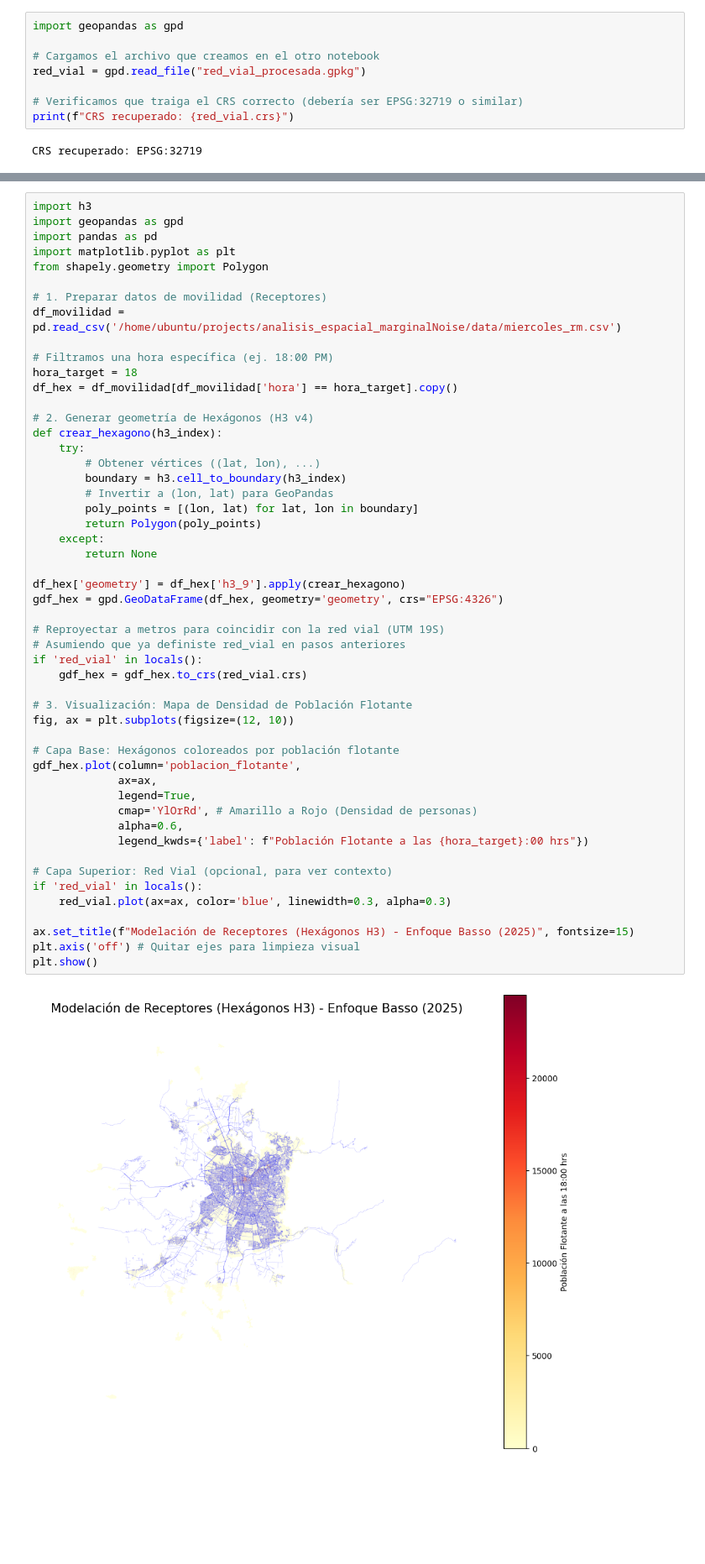
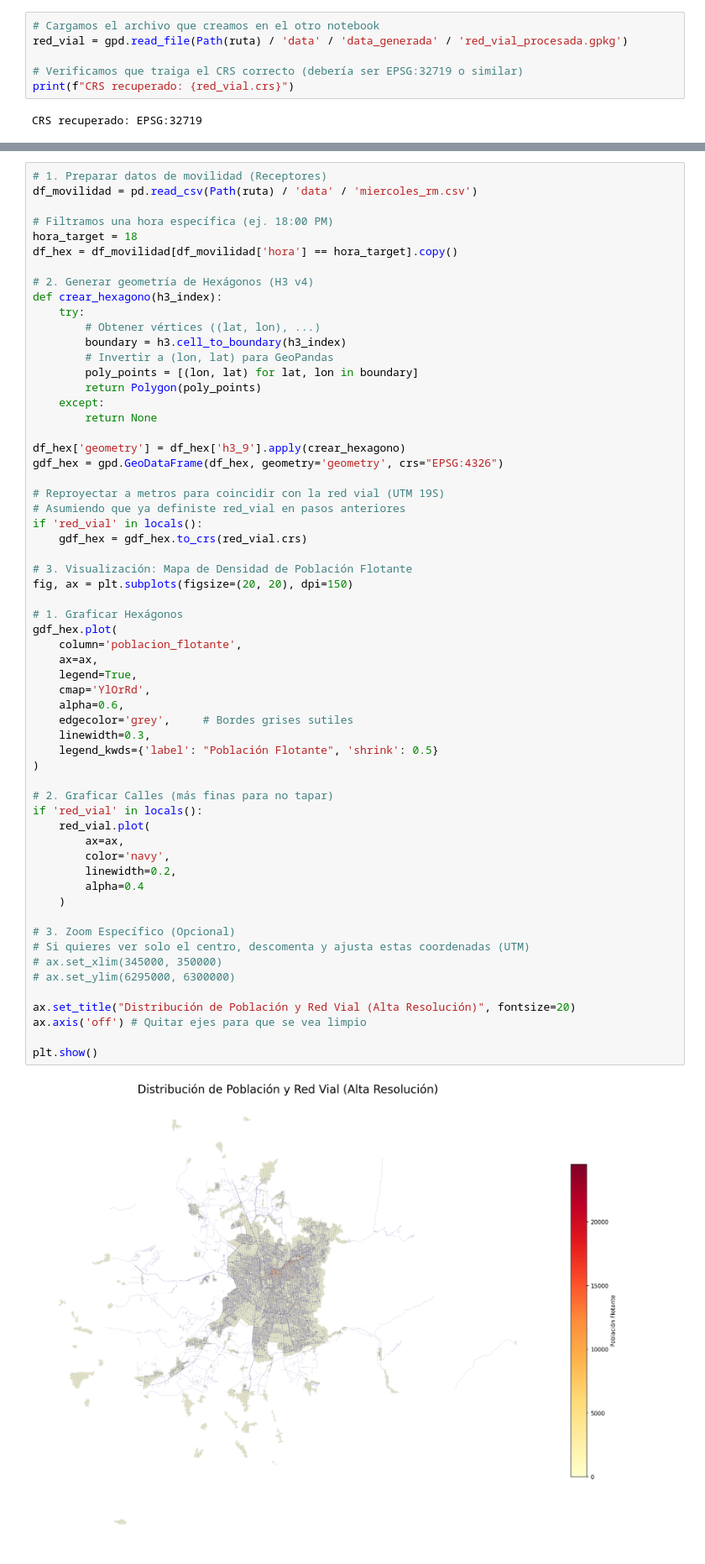
Before and after one commit to NicoFuentese/analisis_espacial_marginalNoise, a Jupyter notebook: scripts/2-analisis_miercoles_rm.ipynb, the cells around one changed output, grey strips where cells are left out. Shown at 84% size. Drawn from its saved outputs; the diff is of its cells as text; blank space fills up the shorter version.

```diff
--- a/scripts/2-analisis_miercoles_rm.ipynb
+++ b/scripts/2-analisis_miercoles_rm.ipynb
@@ -16,8 +14,6 @@ Requirement already satisfied: h3 in /home/ubuntu/projects/analisis_espacial_mar
 # %%
-import geopandas as gpd
-
 # Cargamos el archivo que creamos en el otro notebook
-red_vial = gpd.read_file("red_vial_procesada.gpkg")
+red_vial = gpd.read_file(Path(ruta) / 'data' / 'data_generada' / 'red_vial_procesada.gpkg')
 
 # Verificamos que traiga el CRS correcto (debería ser EPSG:32719 o similar)
 print(f"CRS recuperado: {red_vial.crs}")
@@ -179,55 +230,64 @@ plt.show()
 | 16996 | Autopista Costanera Norte | 77.140483 | 15.012466 | 91.202241 |
 [figure]
 # %%
-import h3
-import geopandas as gpd
-import pandas as pd
-import matplotlib.pyplot as plt
-from shapely.geometry import Polygon
-
 # 1. Preparar datos de movilidad (Receptores)
-df_movilidad = pd.read_csv('/home/ubuntu/projects/analisis_espacial_marginalNoise/data/miercoles_rm.csv')
+df_movilidad = pd.read_csv(Path(ruta) / 'data' / 'miercoles_rm.csv')
 
 # Filtramos una hora específica (ej. 18:00 PM)
 hora_target = 18
 df_hex = df_movilidad[df_movilidad['hora'] == hora_target].copy()
 
 # 2. Generar geometría de Hexágonos (H3 v4)
 def crear_hexagono(h3_index):
     try:
         # Obtener vértices ((lat, lon), ...)
         boundary = h3.cell_to_boundary(h3_index)
         # Invertir a (lon, lat) para GeoPandas
         poly_points = [(lon, lat) for lat, lon in boundary]
         return Polygon(poly_points)
     except:
         return None
 
 df_hex['geometry'] = df_hex['h3_9'].apply(crear_hexagono)
 gdf_hex = gpd.GeoDataFrame(df_hex, geometry='geometry', crs="EPSG:4326")
 
 # Reproyectar a metros para coincidir con la red vial (UTM 19S)
 # Asumiendo que ya definiste red_vial en pasos anteriores
 if 'red_vial' in locals():
     gdf_hex = gdf_hex.to_crs(red_vial.crs)
 
 # 3. Visualización: Mapa de Densidad de Población Flotante
-fig, ax = plt.subplots(figsize=(12, 10))
+fig, ax = plt.subplots(figsize=(20, 20), dpi=150)
 
-# Capa Base: Hexágonos coloreados por población flotante
-gdf_hex.plot(column='poblacion_flotante',
-             ax=ax,
-             legend=True,
-             cmap='YlOrRd', # Amarillo a Rojo (Densidad de personas)
-             alpha=0.6,
-             legend_kwds={'label': f"Población Flotante a las {hora_target}:00 hrs"})
+# 1. Graficar Hexágonos
+gdf_hex.plot(
+    column='poblacion_flotante',
+    ax=ax,
+    legend=True,
+    cmap='YlOrRd',
+    alpha=0.6,
+    edgecolor='grey',     # Bordes grises sutiles
+    linewidth=0.3,
+    legend_kwds={'label': "Población Flotante", 'shrink': 0.5}
+)
 
-# Capa Superior: Red Vial (opcional, para ver contexto)
+# 2. Graficar Calles (más finas para no tapar)
 if 'red_vial' in locals():
-    red_vial.plot(ax=ax, color='blue', linewidth=0.3, alpha=0.3)
+    red_vial.plot(
+        ax=ax,
+        color='navy',
+        linewidth=0.2,
+        alpha=0.4
+    )
 
-ax.set_title(f"Modelación de Receptores (Hexágonos H3) - Enfoque Basso (2025)", fontsize=15)
-plt.axis('off') # Quitar ejes para limpieza visual
+# 3. Zoom Específico (Opcional)
+# Si quieres ver solo el centro, descomenta y ajusta estas coordenadas (UTM)
+# ax.set_xlim(345000, 350000)
+# ax.set_ylim(6295000, 6300000)
+
+ax.set_title("Distribución de Población y Red Vial (Alta Resolución)", fontsize=20)
+ax.axis('off') # Quitar ejes para que se vea limpio
+
 plt.show()
 # %% [output]
-[figure, old version]
+[figure, new version]
```
Also changed, not shown: parts of 10 cells of this notebook, 12 other files.
